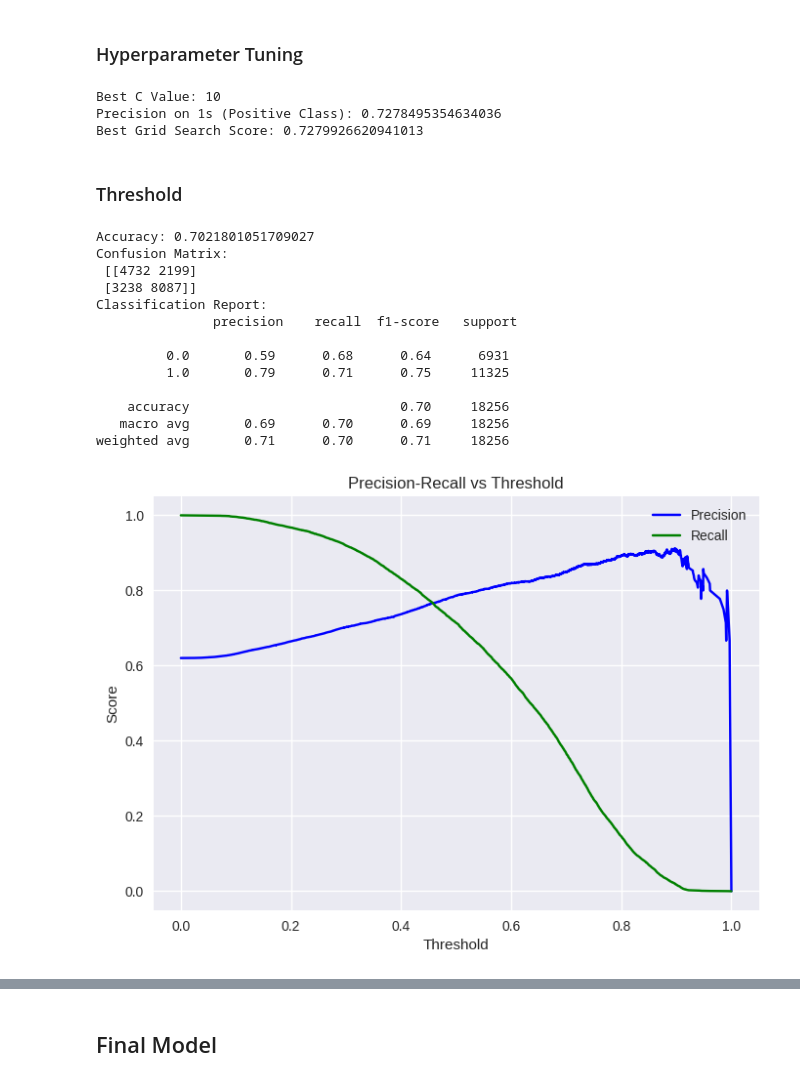
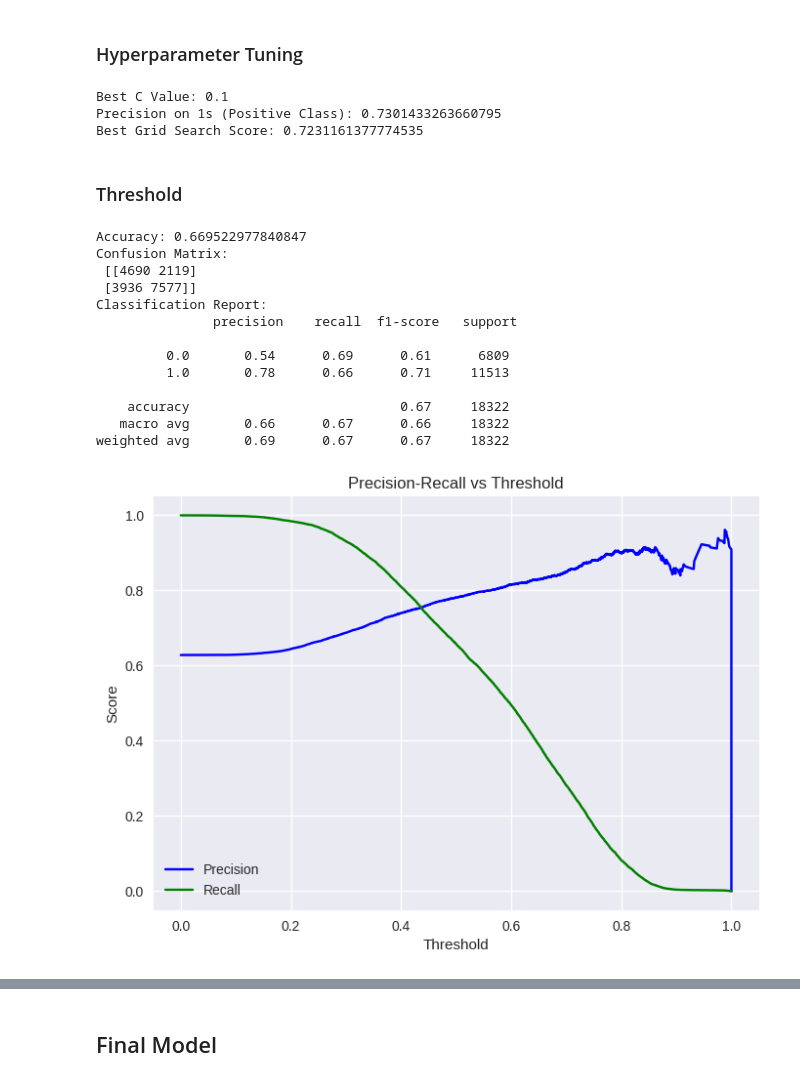
Before and after one commit to TheGooseGuy/Insurance-Product-Prediction, a Jupyter notebook: Data_preprocessing.ipynb, the cells around one changed output, grey strips where cells are left out. Cells and saved outputs as stored; diff of their text form; code cells hidden in the pictures.

```diff
--- a/Data_preprocessing.ipynb
+++ b/Data_preprocessing.ipynb
@@ -422,5 +453,9 @@ mean_yapd = combined_data['YEARS_AS_PRINCIPAL_DRIVER'].mean()
 # Replace NaN values with the mean
 combined_data['YEARS_AS_PRINCIPAL_DRIVER'] = combined_data['YEARS_AS_PRINCIPAL_DRIVER'].fillna(mean_yapd)
 # %%
-# MULTI_PRODUCT, MARITAL_STATUS
-combined_data = pd.get_dummies(combined_data, columns=['MULTI_PRODUCT', 'MARITAL_STATUS'], prefix='MULTI_PRODUCT')
+# MARITAL_STATUS
+combined_data['MARITAL_STATUS'].fillna('Unknown', inplace=True)
+combined_data = pd.get_dummies(combined_data, columns=['MARITAL_STATUS'], prefix='MARITAL_STATUS')
+
+# MULTI_PRODUCT
+combined_data['MULTI_PRODUCT'] = combined_data['MULTI_PRODUCT'].map({'Yes': 1, 'No': 0})
@@ -433,3 +482,31 @@ combined_data.drop(columns=['OCCUPATION_UNKNOWN'], inplace=True)
+# %%
+# CONVICTION_COUNT_MINOR_3YRS
+def bin_minor_convictions(x):
+    if x == 0:
+        return '0'
+    elif x == 1:
+        return '1'
+    else:
+        return '>=2'
+
+combined_data['CONVICTION_COUNT_MINOR_3YRS_BINNED'] = combined_data['CONVICTION_COUNT_MINOR_3YRS'].apply(bin_minor_convictions)
+combined_data = pd.get_dummies(combined_data, columns=['CONVICTION_COUNT_MINOR_3YRS_BINNED'], prefix='CONVICTION_COUNT_MINOR_3YRS')
+combined_data.drop(columns=['CONVICTION_COUNT_MINOR_3YRS'], inplace=True)
+# %%
+# CONVICTION_COUNT_MAJOR_3YRS
+def bin(x):
+    if x == 0:
+        return '0'
+    else:
+        return '1'
+
+combined_data['CONVICTION_COUNT_MAJOR_3YRS'] = combined_data['CONVICTION_COUNT_MAJOR_3YRS'].apply(bin)
+# CONVICTION_COUNT_CRIMINAL_3YRS
+combined_data['CONVICTION_COUNT_CRIMINAL_3YRS'] = combined_data['CONVICTION_COUNT_CRIMINAL_3YRS'].apply(bin)
+# ASSIGNED_LOSSES_PD_5YRS
+combined_data['ASSIGNED_LOSSES_PD_5YRS'] = combined_data['ASSIGNED_LOSSES_PD_5YRS'].apply(bin)
+# SUSPENSION_COUNT
+combined_data['SUSPENSION_COUNT'] = combined_data['SUSPENSION_COUNT'].apply(bin)
 # %%
 # Feature Engineering
 combined_data['EXPERIENCE_RATIO'] = combined_data['YEARS_AS_PRINCIPAL_DRIVER'] / combined_data['YEARS_LICENSED'].replace(0, np.nan) # Replace 0 with NaN to avoid inf
@@ -472,11 +558,11 @@ EXPERIENCE_RATIO
 # %%
 scaler = StandardScaler()
 
-train_data_standardized = scaler.fit_transform(train_data.drop(columns=['IS_BOUND', 'VEHICLEMODEL', 'AREA_CODE', 'Urban_Rural']))
+train_data_standardized = scaler.fit_transform(train_data.drop(columns=['IS_BOUND', 'VEHICLEMODEL', 'AREA_CODE']))
 train_data_standardized = pd.DataFrame(train_data_standardized)
 train_data_standardized['IS_BOUND'] = train_data['IS_BOUND'].values  # Reattach "IS_BOUND" column
 
-test_data_standardized = scaler.transform(test_data.drop(columns=['VEHICLEMODEL', 'AREA_CODE', 'Urban_Rural']))
+test_data_standardized = scaler.transform(test_data.drop(columns=['VEHICLEMODEL', 'AREA_CODE']))
 test_data_standardized = pd.DataFrame(test_data_standardized)
 
 X = train_data_standardized.drop(columns=['IS_BOUND'])
@@ -740,7 +826,7 @@ from sklearn.linear_model import LogisticRegression
 from sklearn.model_selection import GridSearchCV
 from sklearn.metrics import precision_score
 
-X = X_pca
+X = X_pca[:,selected_features]
 y = y_resampled
 
 X_train, X_test, y_train, y_test = train_test_split(X, y, test_size=0.2, random_state=64)
@@ -773,50 +859,50 @@ print(f"Precision on 1s (Positive Class): {precision}")
 # Optionally: You can also check the best score from GridSearchCV
 print(f"Best Grid Search Score: {grid_search.best_score_}")
 # %% [output]
-Best C Value: 10
-Precision on 1s (Positive Class): 0.7278495354634036
-Best Grid Search Score: 0.7279926620941013
+Best C Value: 0.1
+Precision on 1s (Positive Class): 0.7301433263660795
+Best Grid Search Score: 0.7231161377774535
 # %% [markdown]
 ### Threshold
 # %%
-X = X_pca
+X = X_pca[:, selected_features]
 y = y_resampled
 
 X_train, X_test, y_train, y_test = train_test_split(X, y, test_size=0.2, random_state=64)
 
-model = LogisticRegression(class_weight="balanced", C = 10, random_state=89, max_iter=1000)
+model = LogisticRegression(class_weight="balanced", C = 0.1, random_state=89, max_iter=1000)
 model.fit(X_train, y_train)
 
 y_pred = model.predict(X_test) # Prediction
 
 # Evaluate the model
 print("Accuracy:", accuracy_score(y_test, y_pred))
 print("Confusion Matrix:\n", confusion_matrix(y_test, y_pred))
 print("Classification Report:\n", classification_report(y_test, y_pred))
 
 y_proba = model.predict_proba(X_test)[:, 1] # Predicted Probabilities
 
 
 precision, recall, thresholds = precision_recall_curve(y_test, y_proba)
 plt.plot(thresholds, precision[:-1], 'b-', label='Precision')
 plt.plot(thresholds, recall[:-1], 'g-', label='Recall')
 plt.xlabel('Threshold')
 plt.ylabel('Score')
 plt.title('Precision-Recall vs Threshold')
 plt.legend(loc='best')
 plt.show()
 # %% [output]
-Accuracy: 0.7021801051709027
+Accuracy: 0.669522977840847
 Confusion Matrix:
- [[4732 2199]
- [3238 8087]]
+ [[4690 2119]
+ [3936 7577]]
 Classification Report:
                precision    recall  f1-score   support
 
-         0.0       0.59      0.68      0.64      6931
-         1.0       0.79      0.71      0.75     11325
+         0.0       0.54      0.69      0.61      6809
+         1.0       0.78      0.66      0.71     11513
 
-    accuracy                           0.70     18256
-   macro avg       0.69      0.70      0.69     18256
-weighted avg       0.71      0.70      0.71     18256
+    accuracy                           0.67     18322
+   macro avg       0.66      0.67      0.66     18322
+weighted avg       0.69      0.67      0.67     18322
-[figure, old version]
+[figure, new version]
```
Also changed, not shown: parts of 26 cells of this notebook.
